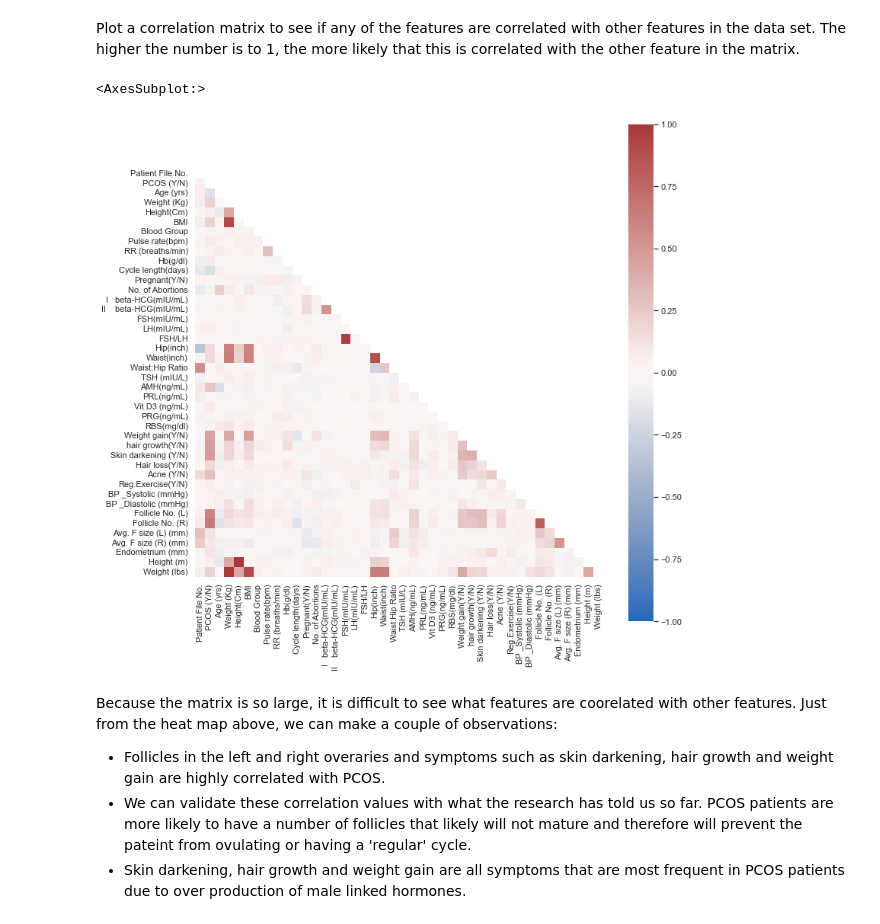
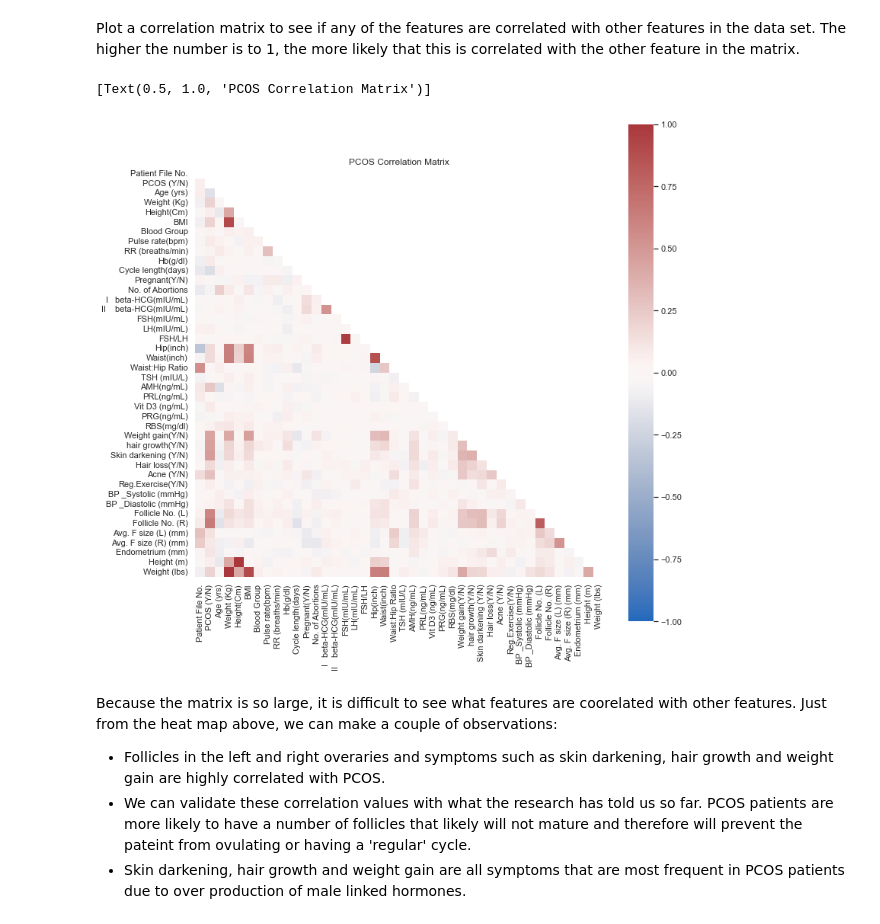
Before and after one commit to powellsarahbeth/PCOS_EDA, a Jupyter notebook: PCOS_Analysis.ipynb, the cells around one changed output. Saved outputs shown, nothing was run; the diff lists cells and outputs as text; code cells hidden in the pictures.

```diff
--- a/PCOS_Analysis.ipynb
+++ b/PCOS_Analysis.ipynb
@@ -431,11 +424,11 @@ Plot a correlation matrix to see if any of the features are correlated with othe
 # %%
 coorelation_matrix = PCOS_woinf.corr().round(2)
 mask = np.triu(np.ones_like(coorelation_matrix))
 plt.subplots(figsize = (12, 12))
-sns.heatmap(coorelation_matrix, vmax = 1, vmin = -1, cmap = "vlag", square = True, mask = mask)
+sns.heatmap(coorelation_matrix, vmax = 1, vmin = -1, cmap = "vlag", square = True, mask = mask).set(title = "PCOS Correlation Matrix")
 # %% [output]
-<AxesSubplot:>
+[Text(0.5, 1.0, 'PCOS Correlation Matrix')]
-[figure, old version]
+[figure, new version]
 # %% [markdown]
 Because the matrix is so large, it is difficult to see what features are coorelated with other features. Just from the heat map above, we can make a couple of observations:
 
```
Also changed, not shown: parts of 64 cells of this notebook.
